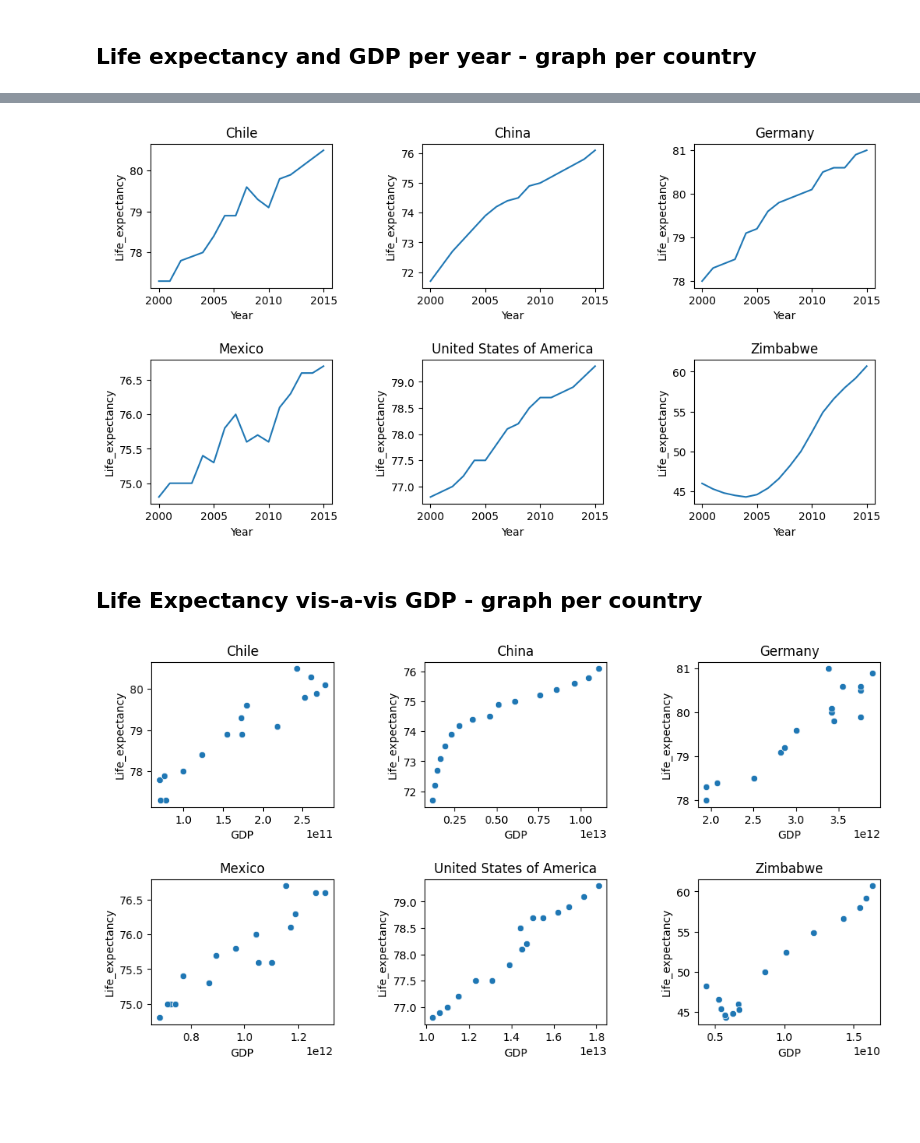
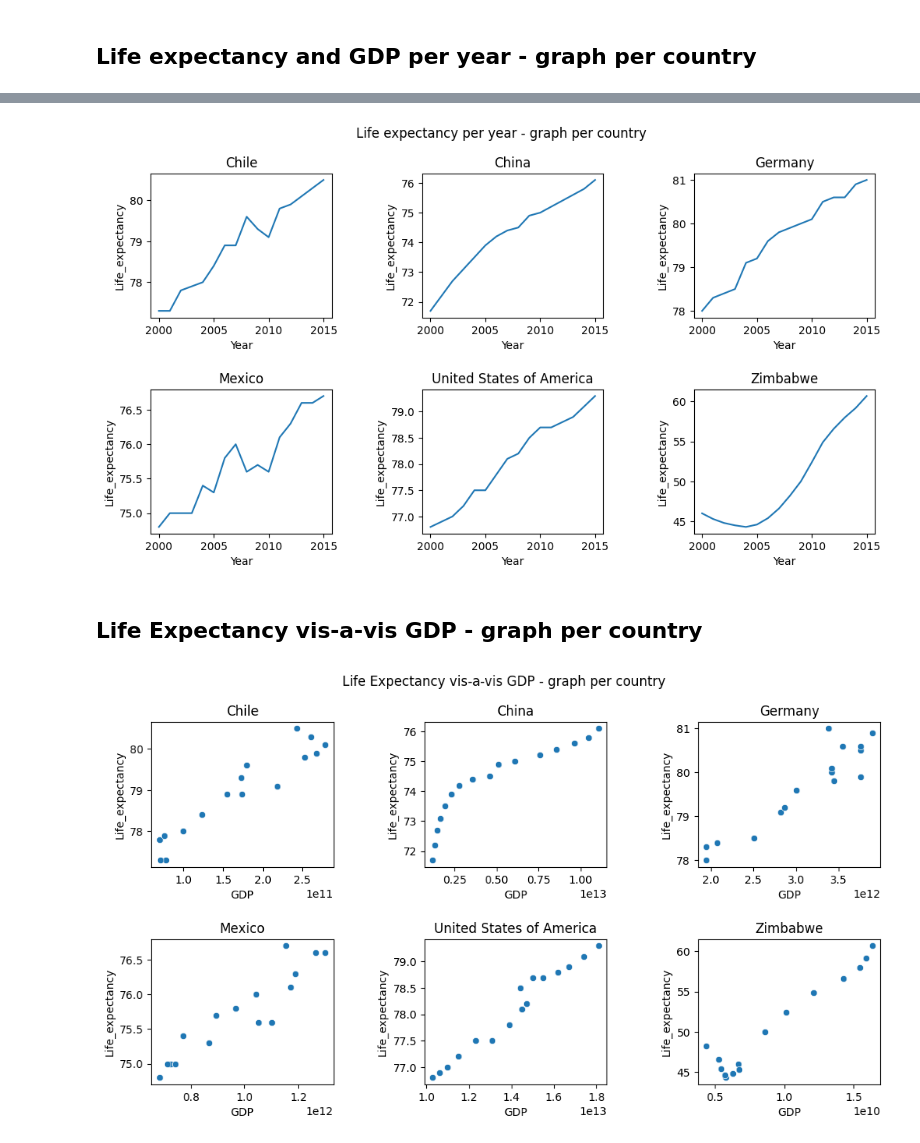
Before and after one commit to ramtob/codecademy-python, a Jupyter notebook: Life-Expectancy-and-GDP-Starter/life_expectancy_gdp.ipynb, the cells around one changed output, grey strips where cells are left out. Drawn from its saved outputs; the diff is of its cells as text; code cells hidden in the pictures; blank space fills up the shorter version.

```diff
--- a/Life-Expectancy-and-GDP-Starter/life_expectancy_gdp.ipynb
+++ b/Life-Expectancy-and-GDP-Starter/life_expectancy_gdp.ipynb
@@ -78,14 +83,15 @@ plt.show()
 # %%
 # Loop over all the countries and draw a graph for each country
 plt.figure(figsize=(12, 6))
 for i in range(len(countries)):
     plt.subplot(2, 3, i+1)
     sns.lineplot(data=df_all[df_all.Country == countries[i]], x='Year', y='Life_expectancy')
     plt.title(countries[i])
 plt.subplots_adjust(wspace=0.5, hspace=0.5)
+plt.suptitle('Life expectancy per year - graph per country')
 plt.show()
 # %% [output]
-[figure, old version]
+[figure, new version]
 # %% [markdown]
 ## Life Expectancy vis-a-vis GDP - graph per country
 # %%
@@ -96,6 +102,7 @@ for i in range(len(countries)):
     sns.scatterplot(data=df_all[df_all.Country == countries[i]], x='GDP', y='Life_expectancy')
     plt.title(countries[i])
 plt.subplots_adjust(wspace=0.5, hspace=0.5)
+plt.suptitle('Life Expectancy vis-a-vis GDP - graph per country')
 plt.show()
 # %% [output]
-[figure, old version]
+[figure, new version]
```
Also changed, not shown: parts of 2 cells of this notebook.
